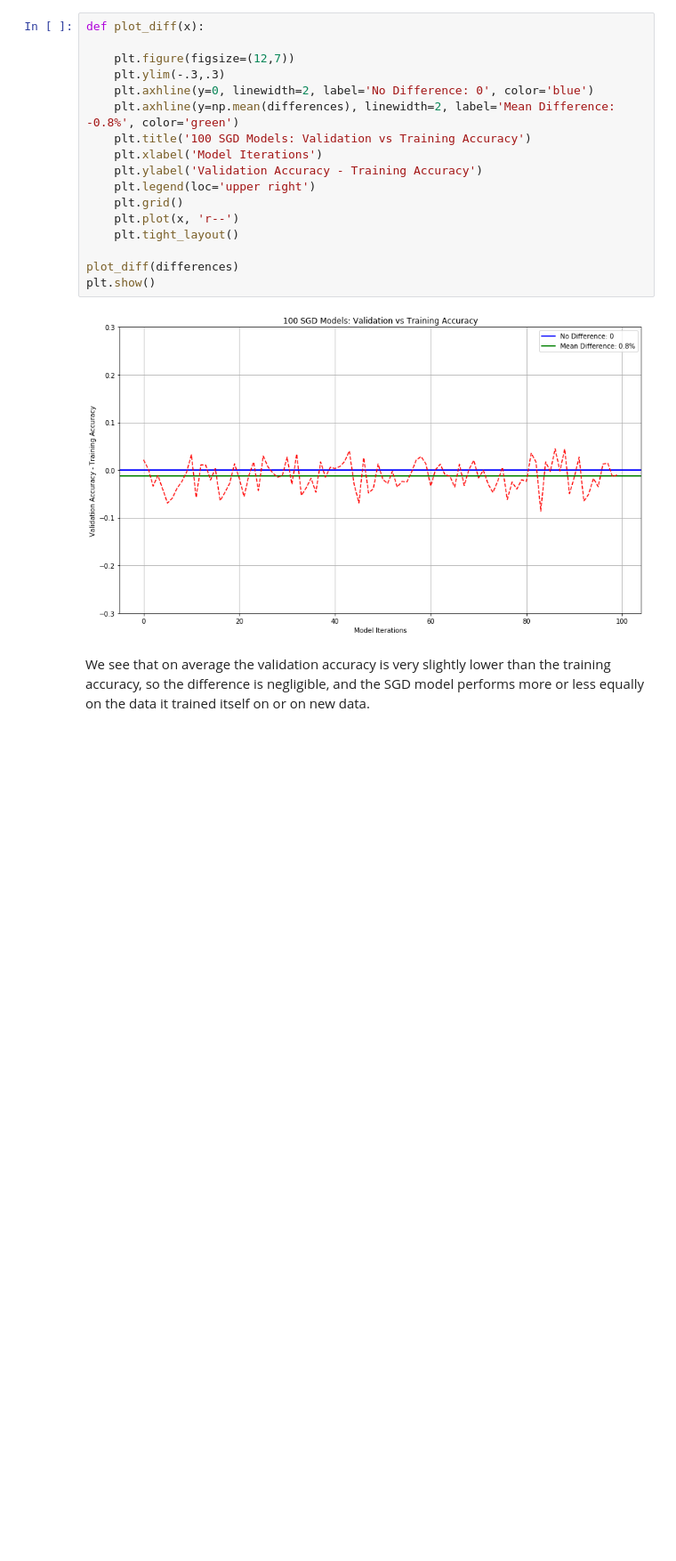
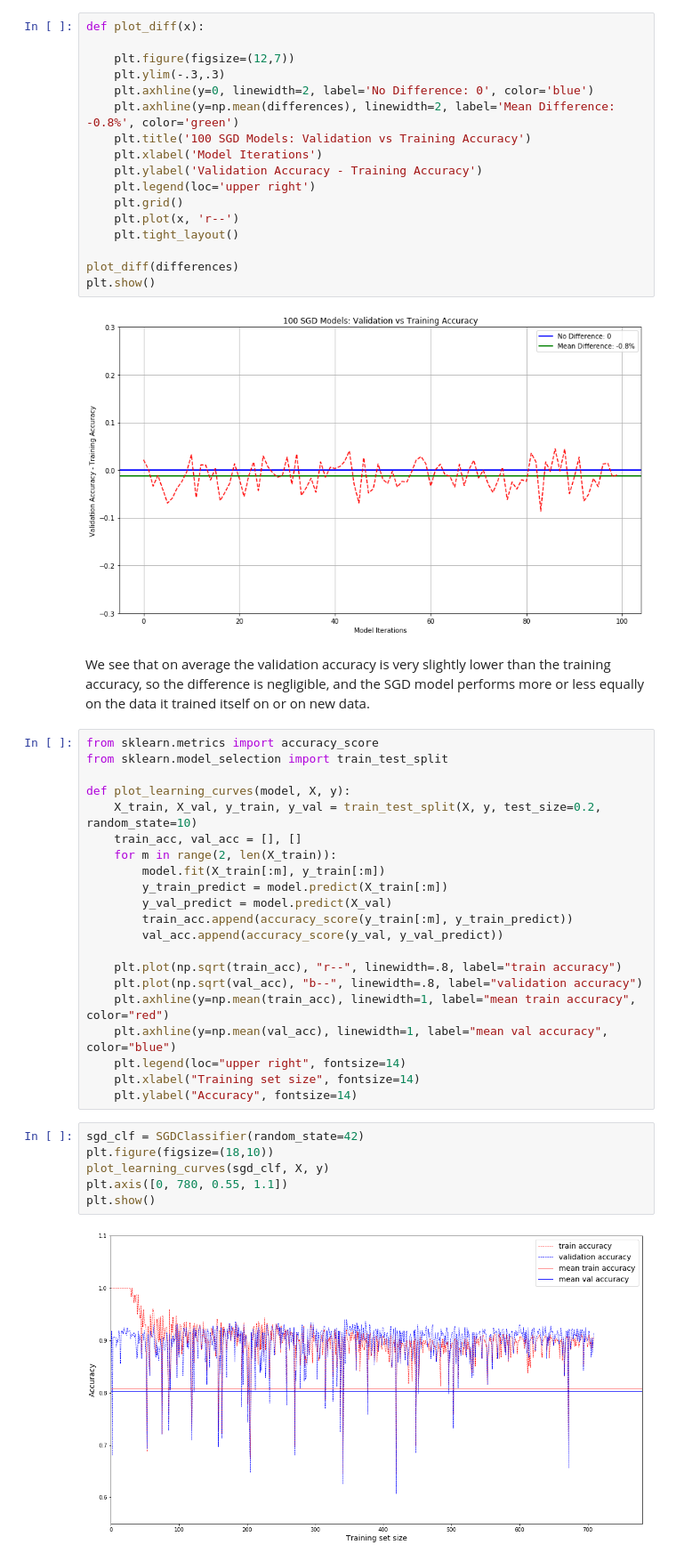
Before and after one commit to BigBangData/TitanicSurvival, a Jupyter notebook: TitanicSurvival_Exploration_v2.ipynb, the cells around one changed output. Shown: that part at 89% size. Cells and saved outputs as stored; diff of their text form; blank space fills up the shorter version.

Commit message:
Plot learning curve for SGD model

```diff
--- a/TitanicSurvival_Exploration_v2.ipynb
+++ b/TitanicSurvival_Exploration_v2.ipynb
@@ -396,3 +396,32 @@ plt.show()
 [figure]
 # %% [markdown]
 We see that on average the validation accuracy is very slightly lower than the training accuracy, so the difference is negligible, and the SGD model performs more or less equally on the data it trained itself on or on new data.
+# %%
+from sklearn.metrics import accuracy_score
+from sklearn.model_selection import train_test_split
+
+def plot_learning_curves(model, X, y):
+    X_train, X_val, y_train, y_val = train_test_split(X, y, test_size=0.2, random_state=10)
+    train_acc, val_acc = [], []
+    for m in range(2, len(X_train)):
+        model.fit(X_train[:m], y_train[:m])
+        y_train_predict = model.predict(X_train[:m])
+        y_val_predict = model.predict(X_val)
+        train_acc.append(accuracy_score(y_train[:m], y_train_predict))
+        val_acc.append(accuracy_score(y_val, y_val_predict))
+
+    plt.plot(np.sqrt(train_acc), "r--", linewidth=.8, label="train accuracy")
+    plt.plot(np.sqrt(val_acc), "b--", linewidth=.8, label="validation accuracy")
+    plt.axhline(y=np.mean(train_acc), linewidth=1, label="mean train accuracy", color="red")
+    plt.axhline(y=np.mean(val_acc), linewidth=1, label="mean val accuracy", color="blue")
+    plt.legend(loc="upper right", fontsize=14)
+    plt.xlabel("Training set size", fontsize=14)
+    plt.ylabel("Accuracy", fontsize=14)
+# %%
+sgd_clf = SGDClassifier(random_state=42)
+plt.figure(figsize=(18,10))
+plot_learning_curves(sgd_clf, X, y)
+plt.axis([0, 780, 0.55, 1.1])
+plt.show()
+# %% [output]
+[figure, added]
```
